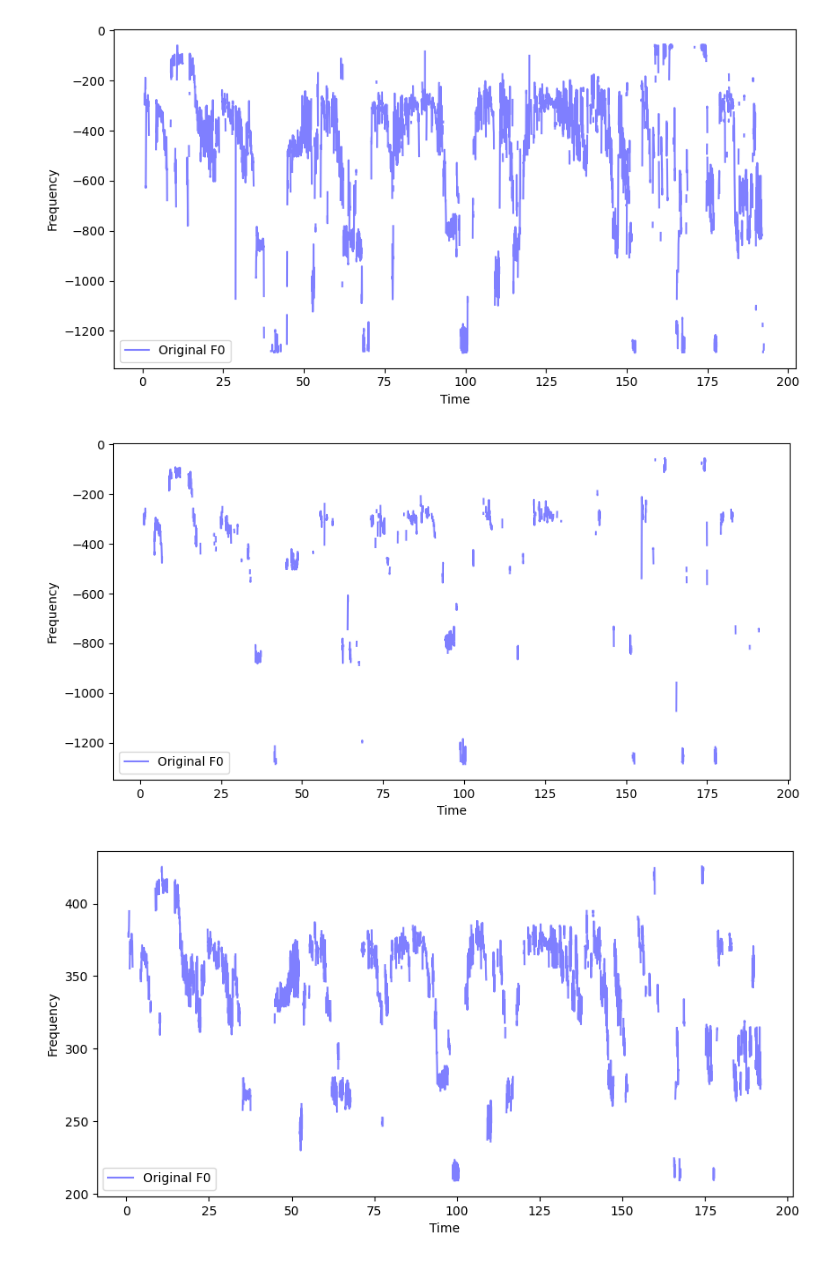
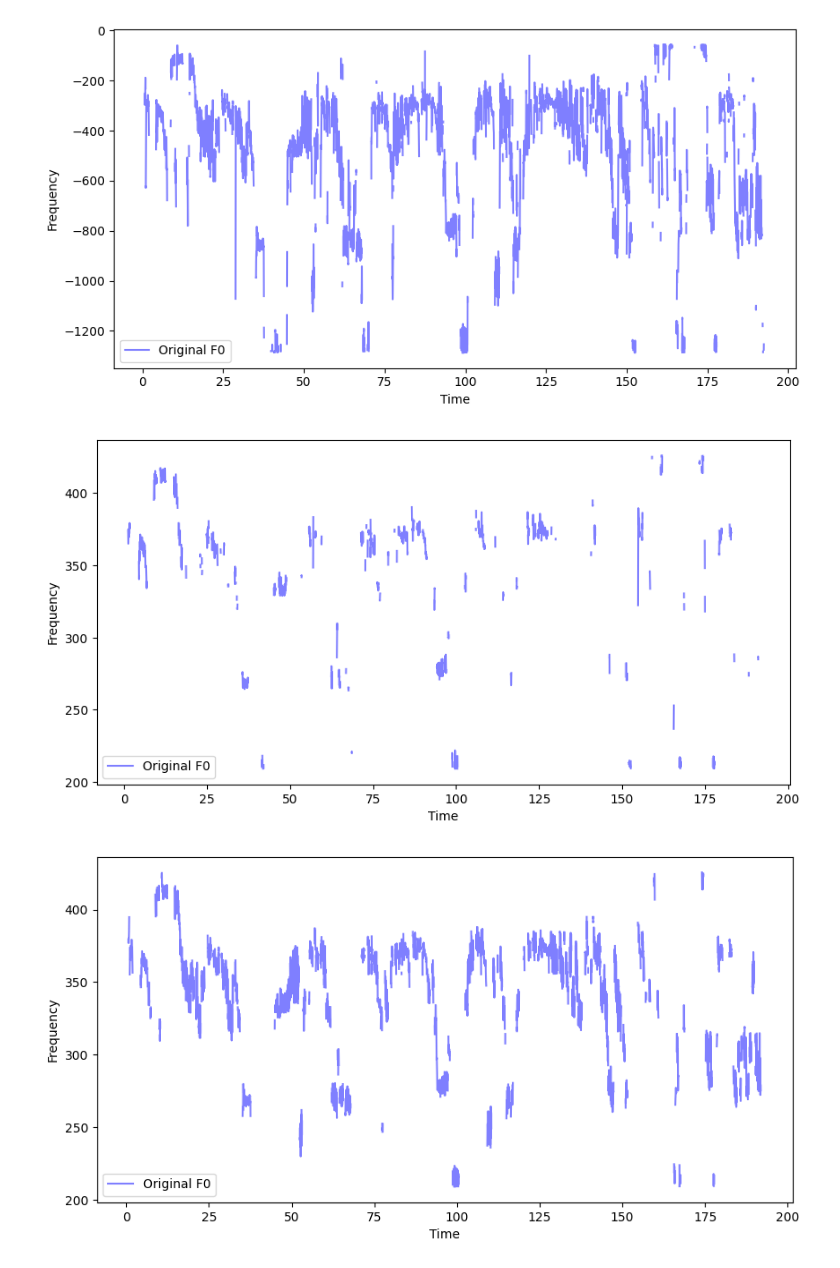
Before and after one commit to michspark/PansoriModeChangeDetection, a Jupyter notebook: test_stable_region_detection.ipynb, the cells around one changed output. Cells and saved outputs as stored; diff of their text form; code cells hidden in the pictures.

```diff
--- a/test_stable_region_detection.ipynb
+++ b/test_stable_region_detection.ipynb
@@ -46,6 +46,12 @@ plt.show()
 [figure]
 [figure]
 # %%
+def freq_to_cent(freq):
+    return 1200 * np.log2(freq / 440.0)
+
+def cent_to_freq(cent):
+    return 440.0 * (2 ** (cent / 1200))
+
 def morphological_filter(frequency, time, window_size = 43, threshold = 90):
 
     """
@@ -56,35 +62,56 @@ def morphological_filter(frequency, time, window_size = 43, threshold = 90):
     - time = time values
     - window_size: window size
     - threshold: threshold in cents to define stability
 
     Returns:
     -filtered_pitch: numpy array, stable pitch values
 
     """
     gamma_max = scipy.ndimage.maximum_filter(frequency, size = window_size, mode = 'nearest')
 
     gamma_min = scipy.ndimage.minimum_filter(frequency, size = window_size, mode = 'nearest')
 
     morph_gradient = gamma_max - gamma_min
 
     stable_mask = np.abs(morph_gradient) <= threshold
 
     filtered_trajectory = np.where(stable_mask, frequency, np.nan)
 
+    filtered_f0 = np.where(~np.isnan(filtered_trajectory), cent_to_freq(filtered_trajectory), np.nan)
+
     time_values = time
 
-    return filtered_trajectory, time_values
+    return filtered_f0, time_values
 
 morph_filtered_freq, time_values = morphological_filter(cent_values, time_values)
 
 plt.figure(figsize=(10,5))
 plt.plot(time_values, morph_filtered_freq, label='Original F0', alpha=0.5, color='blue')
 plt.xlabel('Time')
 plt.ylabel('Frequency')
 plt.legend()
 plt.show()
+
+
+
+'''
+Now Only mark the timezone where it is stable
+
+Mark what time is when the value is available
+
+Hear and see it with sonic visualizer
+
+'''
+import csv
+rows = zip(morph_filtered_freq, time_values)
+csv_file_path ='/home/sangheon/Desktop/Pansori_2025_ISMIR/PansoriData/morph_filtered.csv'
+
+with open(csv_file_path, 'w') as f:
+    writer = csv.writer(f)
+    for row in rows:
+        writer.writerow(row)
 # %% [output]
-[figure, old version]
+[figure, new version]
 # %%
 frequency = filtered_f0
 
```
Also changed, not shown: parts of 1 cell of this notebook, 30 other files.
